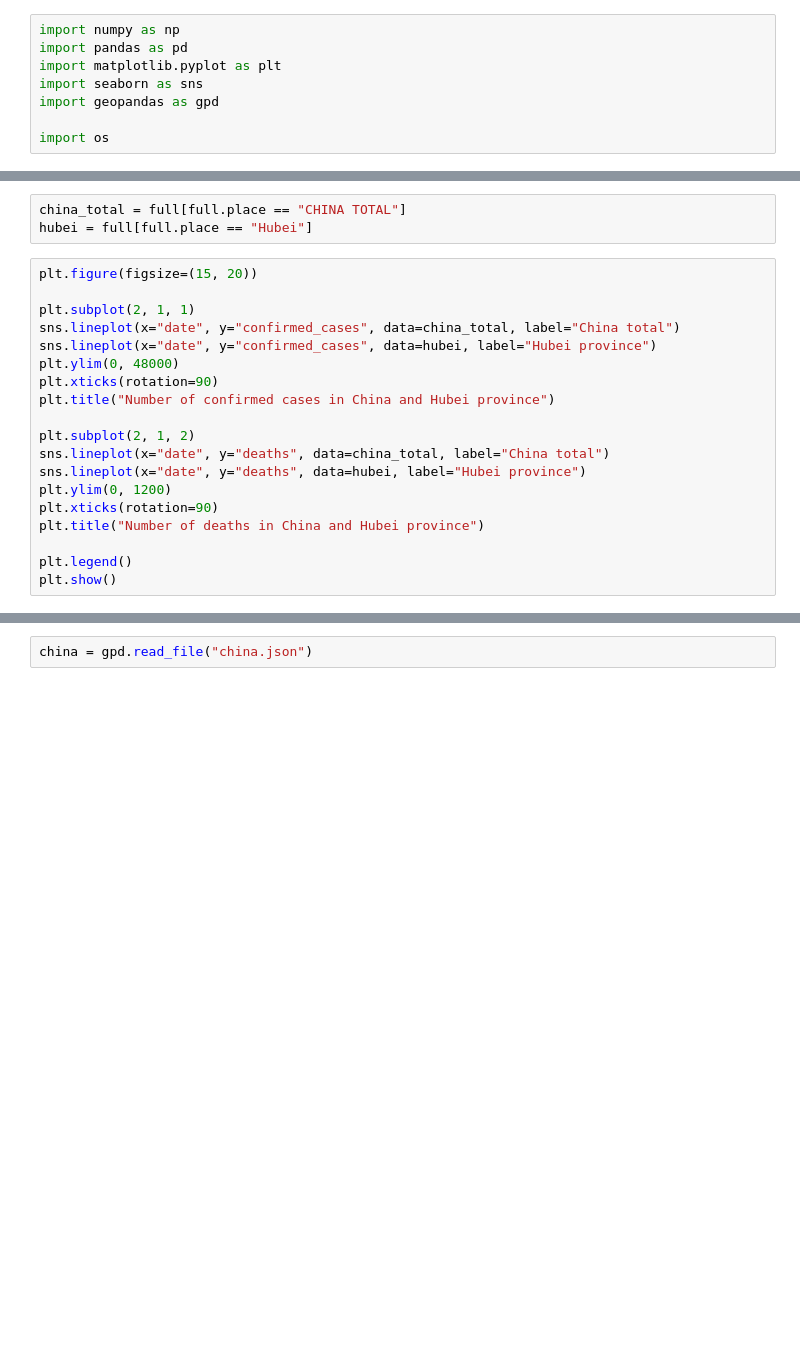
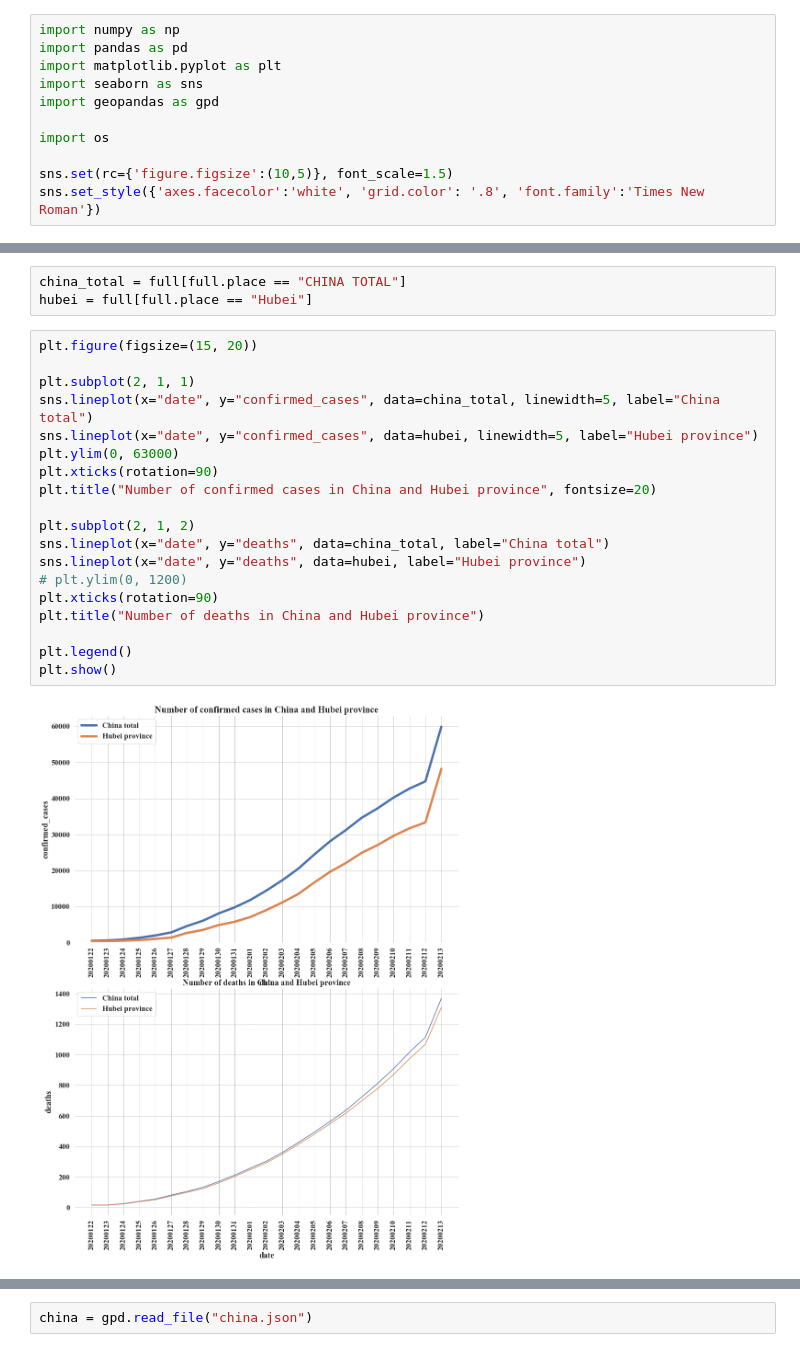
Before and after one commit to Kerwyny/wuhan, a Jupyter notebook: wuhan.ipynb, the cells around one changed output, grey strips where cells are left out. Drawn from its saved outputs; the diff is of its cells as text; blank space fills up the shorter version.

```diff
--- a/wuhan.ipynb
+++ b/wuhan.ipynb
@@ -6,3 +6,6 @@ import seaborn as sns
 import geopandas as gpd
 
 import os
+
+sns.set(rc={'figure.figsize':(10,5)}, font_scale=1.5)
+sns.set_style({'axes.facecolor':'white', 'grid.color': '.8', 'font.family':'Times New Roman'})
@@ -41,20 +42,22 @@ hubei = full[full.place == "Hubei"]
 # %%
 plt.figure(figsize=(15, 20))
 
 plt.subplot(2, 1, 1)
-sns.lineplot(x="date", y="confirmed_cases", data=china_total, label="China total")
-sns.lineplot(x="date", y="confirmed_cases", data=hubei, label="Hubei province")
-plt.ylim(0, 48000)
+sns.lineplot(x="date", y="confirmed_cases", data=china_total, linewidth=5, label="China total")
+sns.lineplot(x="date", y="confirmed_cases", data=hubei, linewidth=5, label="Hubei province")
+plt.ylim(0, 63000)
 plt.xticks(rotation=90)
-plt.title("Number of confirmed cases in China and Hubei province")
+plt.title("Number of confirmed cases in China and Hubei province", fontsize=20)
 
 plt.subplot(2, 1, 2)
 sns.lineplot(x="date", y="deaths", data=china_total, label="China total")
 sns.lineplot(x="date", y="deaths", data=hubei, label="Hubei province")
-plt.ylim(0, 1200)
+# plt.ylim(0, 1200)
 plt.xticks(rotation=90)
 plt.title("Number of deaths in China and Hubei province")
 
 plt.legend()
 plt.show()
+# %% [output]
+[figure, added]
 # %%
```
Also changed, not shown: parts of 9 cells of this notebook.
